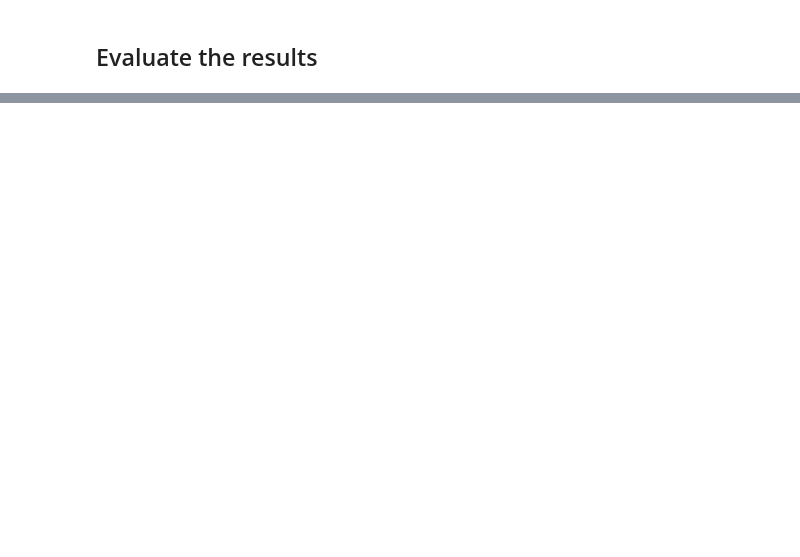
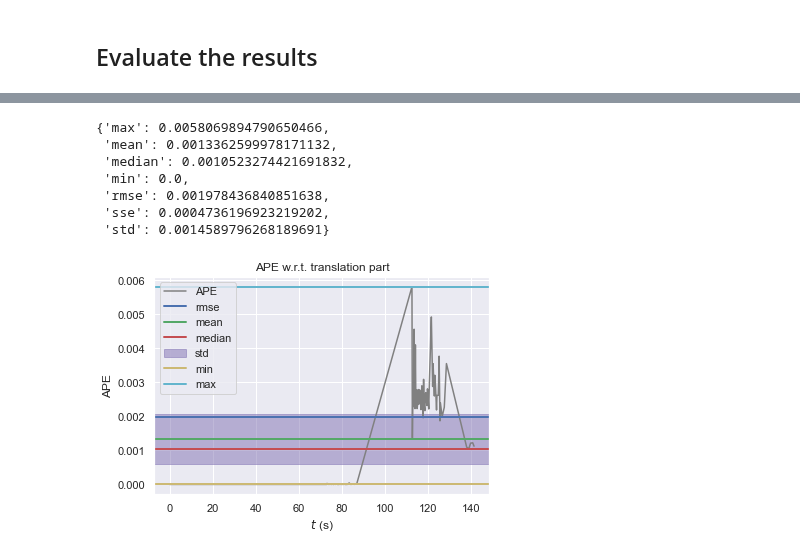
Before and after one commit to AcousticOdometry/AO, a Jupyter notebook: notebooks/odometry.ipynb, the cells around one changed output, grey strips where cells are left out. Saved outputs shown, nothing was run; the diff lists cells and outputs as text; code cells hidden in the pictures; blank space fills up the shorter version.

Commit message:
corrected figures

```diff
--- a/notebooks/odometry.ipynb
+++ b/notebooks/odometry.ipynb
@@ -387,18 +449,34 @@ traj_ref, traj_est = sync.associate_trajectories(traj_ref, traj_est, max_diff)
 # %%
 from evo.core import metrics
 from evo.tools import plot
 from pprint import pprint
 
 ape_metric = metrics.APE(metrics.PoseRelation.translation_part)
 ape_metric.process_data((traj_ref, traj_est))
 
 ape_stats = ape_metric.get_all_statistics()
 pprint(ape_stats)
 seconds_from_start = [t - traj_est.timestamps[0] for t in traj_est.timestamps]
 fig = plt.figure()
-plot.error_array(fig.gca(), ape_metric.error, x_array=seconds_from_start,
-                 statistics={s:v for s,v in ape_stats.items() if s != "sse"},
-                 name="APE", title="APE w.r.t. " + ape_metric.pose_relation.value, xlabel="$t$ (s)")
+plot.error_array(
+    fig.gca(),
+    ape_metric.error,
+    x_array=seconds_from_start,
+    statistics={s: v
+                for s, v in ape_stats.items() if s != "sse"},
+    name="APE",
+    title="APE w.r.t. " + ape_metric.pose_relation.value,
+    xlabel="$t$ (s)"
+    )
+# %% [output]
+{'max': 0.0058069894790650466,
+ 'mean': 0.0013362599978171132,
+ 'median': 0.0010523274421691832,
+ 'min': 0.0,
+ 'rmse': 0.001978436840851638,
+ 'sse': 0.0004736196923219202,
+ 'std': 0.0014589796268189691}
+[figure, added]
 # %%
 rpe_metric = metrics.RPE(
     pose_relation=metrics.PoseRelation.translation_part,
```
Also changed, not shown: parts of 18 cells of this notebook.
